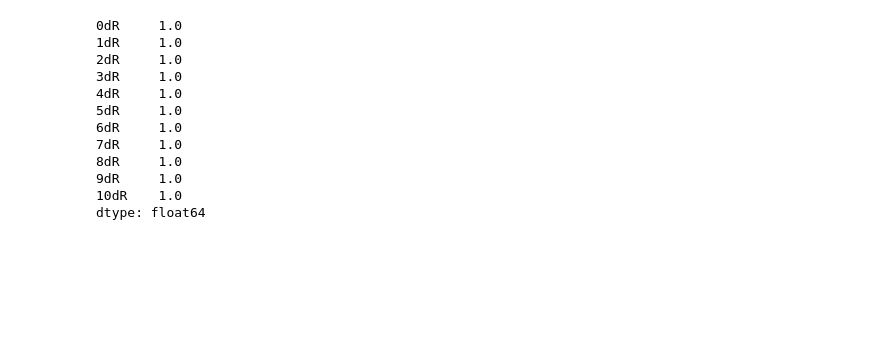
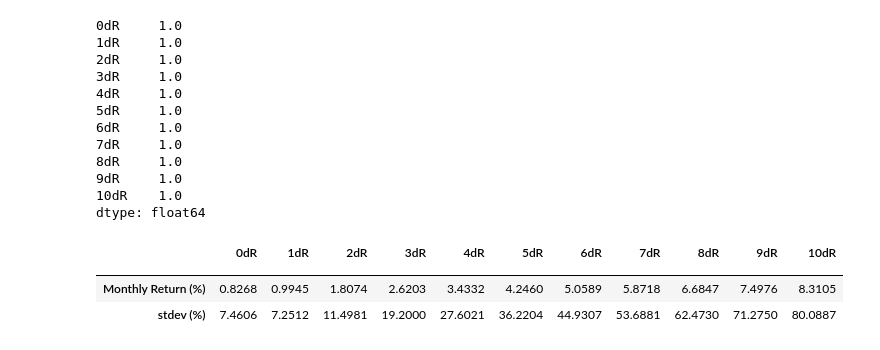
Before and after one commit to uWaterloo-CFM/CFM-301, a Jupyter notebook: Assignment 1/Data Assignment 1.ipynb, the cells around one changed output. Saved outputs shown, nothing was run; the diff lists cells and outputs as text; code cells hidden in the pictures; blank space fills up the shorter version.

```diff
--- a/Assignment 1/Data Assignment 1.ipynb
+++ b/Assignment 1/Data Assignment 1.ipynb
@@ -531,0 +574,7 @@ dtype: float64
+# %%
+portfolio_summary.astype(float).round(4)
+# %% [output]
+|  | 0dR | 1dR | 2dR | 3dR | 4dR | 5dR | 6dR | 7dR | 8dR | 9dR | 10dR |
+|  |  |  |  |  |  |  |  |  |  |  |  |
+| Monthly Return (%) | 0.8268 | 0.9945 | 1.8074 | 2.6203 | 3.4332 | 4.2460 | 5.0589 | 5.8718 | 6.6847 | 7.4976 | 8.3105 |
+| stdev (%) | 7.4606 | 7.2512 | 11.4981 | 19.2000 | 27.6021 | 36.2204 | 44.9307 | 53.6881 | 62.4730 | 71.2750 | 80.0887 |
```
Also changed, not shown: parts of 10 cells of this notebook.
